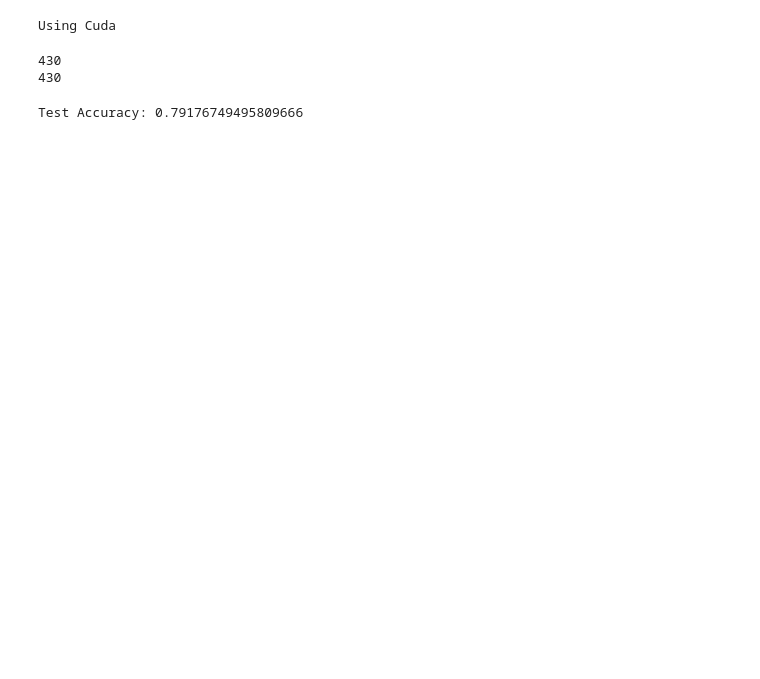
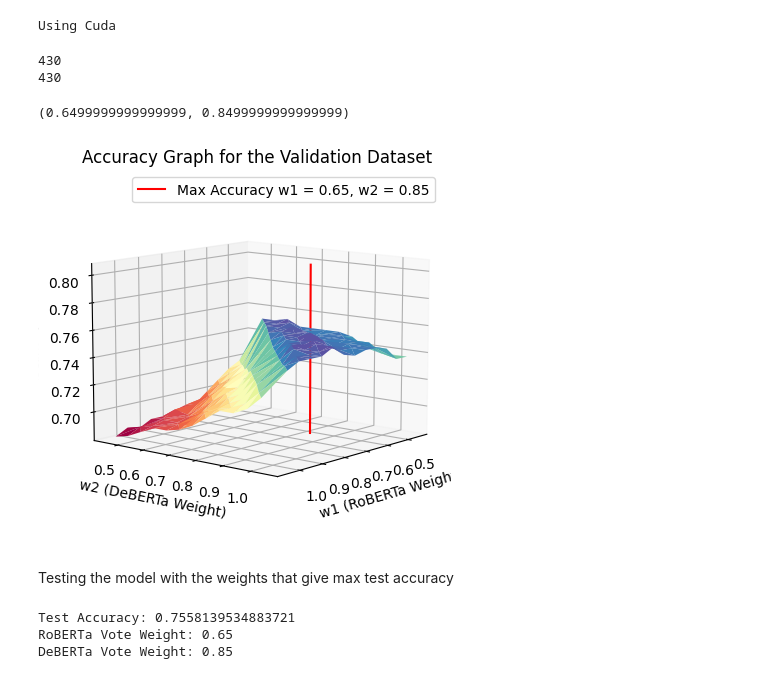
Before and after one commit to DavVratChadha/NoPunIntended, a Jupyter notebook: models/ensemble.ipynb, the cells around one changed output. Saved outputs shown, nothing was run; the diff lists cells and outputs as text; code cells hidden in the pictures; blank space fills up the shorter version.

```diff
--- a/models/ensemble.ipynb
+++ b/models/ensemble.ipynb
@@ -47,8 +24,9 @@ np.random.seed(seed)
 torch.manual_seed(seed)
 torch.cuda.manual_seed(seed)
 
-roberta_model = RobertaForSequenceClassification.from_pretrained(base_dir + 'trained_roberta_model')
-deberta_model = DebertaForSequenceClassification.from_pretrained(base_dir + 'trained_deberta_model')
+#Our Fine-Tuned Models
+roberta_model = AutoModelForSequenceClassification.from_pretrained("DVC12/NoPunIntended_RoBERTa")
+deberta_model = AutoModelForSequenceClassification.from_pretrained("DVC12/NoPunIntended_DeBERTa")
 
 device = torch.device('cuda' if torch.cuda.is_available() else 'cpu')
 deberta_model.to(device)
@@ -58,18 +36,24 @@ print(["Using CPU", "Using Cuda"][int(torch.cuda.is_available())])
 Using Cuda
 # %%
 #function to calculate accuracy of the model for a given batch of data
-def accuracy(roberta_model_output, deberta_model_output, ground_truth_labels, rel_freq_heuristic):
+def accuracy(roberta_model_output, deberta_model_output, ground_truth_labels, rel_freq_heuristic, w1, w2):
   roberta_model_output = torch.softmax(roberta_model_output, dim = 1) * rel_freq_heuristic.cpu()
+  #renormalizing
+  sum = torch.sum(roberta_model_output)
+  roberta_model_output = roberta_model_output/sum
   roberta_model_pred = torch.argmax(roberta_model_output, dim=1)
   roberta_model_pred = np.array(roberta_model_pred)
   roberta_conf = torch.max(roberta_model_output, dim = 1)[0][0].item()
 
   deberta_model_output = torch.softmax(deberta_model_output, dim = 1) * rel_freq_heuristic.cpu()
+  #renormalizing
+  sum = torch.sum(deberta_model_output)
+  deberta_model_output = deberta_model_output/sum
   deberta_model_pred = torch.argmax(deberta_model_output, dim=1)
   deberta_model_pred = np.array(deberta_model_pred)
   deberta_conf = torch.max(deberta_model_output, dim = 1)[0][0].item()
 
-  if roberta_conf > deberta_conf:
+  if w1 * roberta_conf > w2 * deberta_conf:
     final_output = roberta_model_pred
   else:
     final_output = deberta_model_pred
@@ -112,8 +129,52 @@ print(len(deberta_batches))
+# %%
+max_tuple = max(test_acc_array, key = lambda x: x[0])
+print(max_tuple[1:])
+# %% [output]
+(0.6499999999999999, 0.8499999999999999)
+# %%
+import matplotlib.pyplot as plt
+from mpl_toolkits.mplot3d import Axes3D
+from scipy.spatial import Delaunay
+import numpy as np
+
+#extract x, y, and z coordinates from the data
+z_coords, x_coords, y_coords = zip(*test_acc_array)
+
+#create a 3D figure
+fig = plt.figure()
+ax = fig.add_subplot(111, projection='3d')
+
+#create the Delaunay triangulation
+tri = Delaunay(np.array(list(zip(x_coords, y_coords))))
+
+#plot the data as a mesh
+ax.plot_trisurf(x_coords, y_coords, z_coords, triangles = tri.simplices, cmap = plt.cm.Spectral)
+ax.view_init(azim = 40, elev = 10)
+
+z_min = min(z_coords)
+z_max = max(z_coords)
+x_line = [0.65] * 2
+y_line = [0.85] * 2
+z_line = [z_min, z_max + 0.05]
+ax.plot(x_line, y_line, z_line, color = 'red', label = "Max Accuracy w1 = 0.65, w2 = 0.85")
+
+#set labels for the axes
+ax.set_xlabel('w1 (RoBERTa Weight)')
+ax.set_ylabel('w2 (DeBERTa Weight)')
+ax.set_zlabel('Accuracy')
+ax.set_title("Accuracy Graph for the Validation Dataset")
+ax.legend()
+plt.show()
+# %% [output]
+[figure, added]
+# %% [markdown]
+Testing the model with the weights that give max test accuracy
 # %%
 # Test loop
 roberta_model.eval()
 deberta_model.eval()
-
+w1 = 0.65
+w2 = 0.85
 total_test_acc = 0
 
 for index, (batch_roberta, batch_deberta) in enumerate(zip(roberta_batches, deberta_batches)):
@@ -131,7 +192,7 @@ for index, (batch_roberta, batch_deberta) in enumerate(zip(roberta_batches, debe
         deberta_output_data = deberta_outputs[1].detach().cpu()
 
         #calculating accuracy for batch
-        total_test_acc += accuracy(roberta_output_data, deberta_output_data, labels_roberta, rel_freq_heuristic_roberta)
+        total_test_acc += accuracy(roberta_output_data, deberta_output_data, labels_roberta, rel_freq_heuristic_roberta, w1, w2)
 
     # Delete unnecessary values to save memory
     del input_ids_roberta, attention_mask_roberta, labels_roberta, rel_freq_heuristic_roberta, input_ids_deberta, attention_mask_deberta, labels_deberta, rel_freq_heuristic_deberta, roberta_outputs, deberta_outputs
@@ -139,5 +200,9 @@ for index, (batch_roberta, batch_deberta) in enumerate(zip(roberta_batches, debe
 #Calculate average test accuracy
 avg_test_acc = total_test_acc / len(roberta_batches)
 print(f"Test Accuracy: {avg_test_acc}")
+print(f"RoBERTa Vote Weight: {w1}")
+print(f"DeBERTa Vote Weight: {w2}")
 # %% [output]
-Test Accuracy: 0.79176749495809666
+Test Accuracy: 0.7558139534883721
+RoBERTa Vote Weight: 0.65
+DeBERTa Vote Weight: 0.85
```
Also changed, not shown: parts of 5 cells of this notebook.
